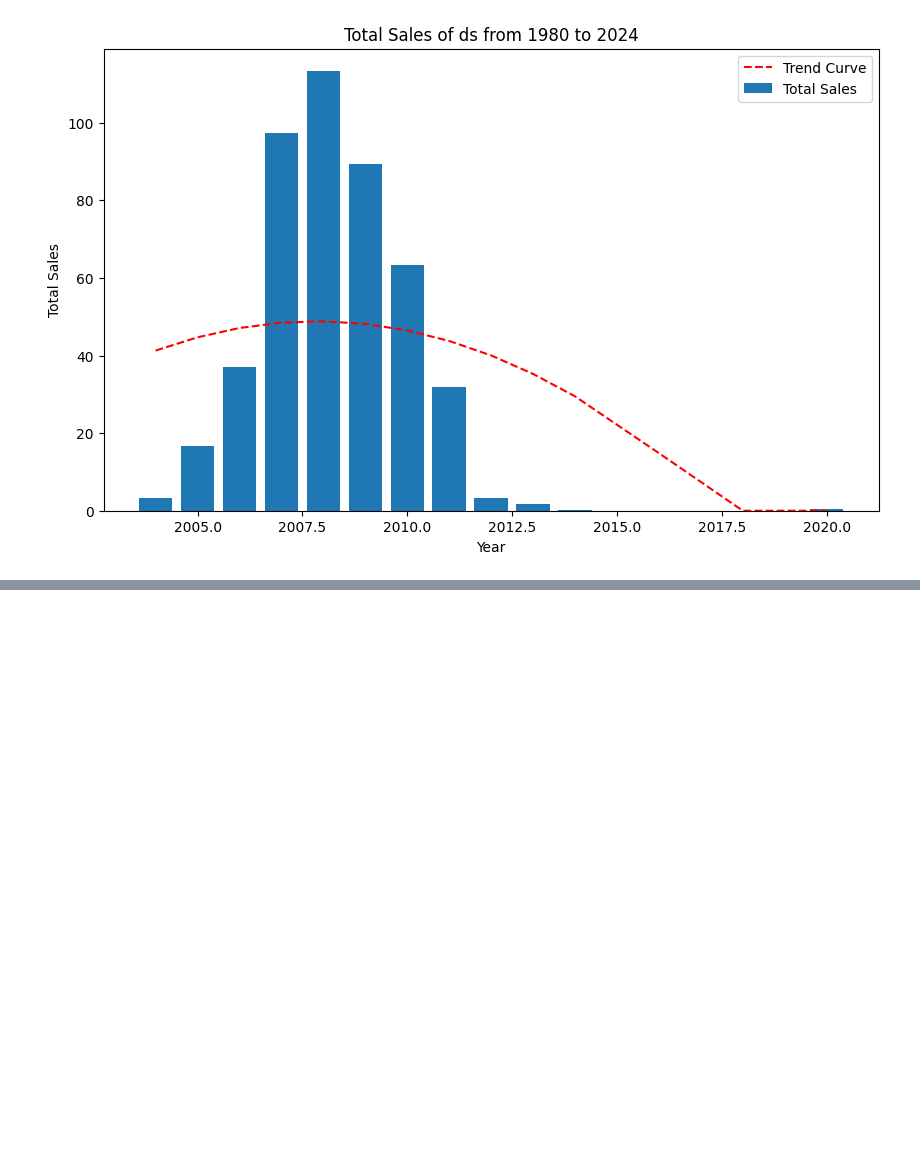
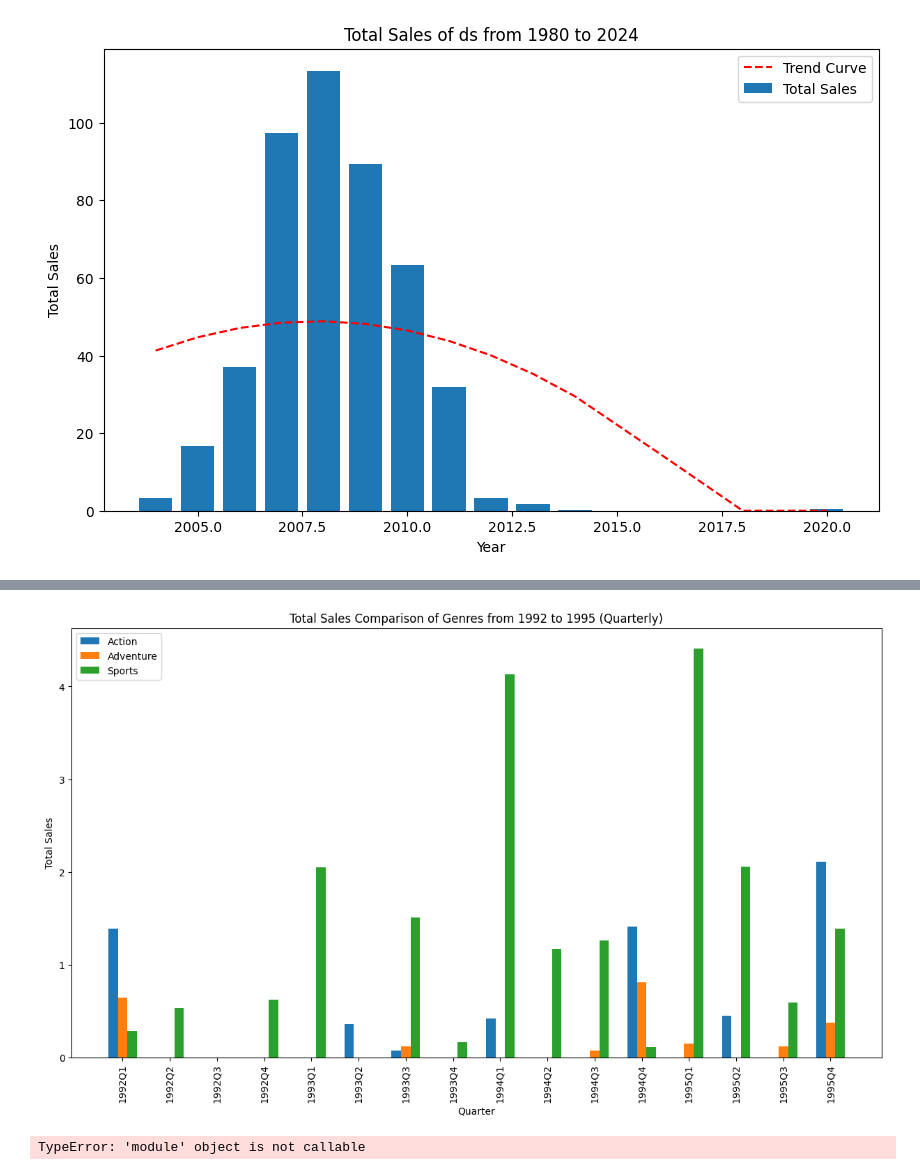
Before and after one commit to dmorton714/python_da_experiment, a Jupyter notebook: 8_plotting.ipynb, the cells around one changed output, grey strips where cells are left out. Cells and saved outputs as stored; diff of their text form; code cells hidden in the pictures; blank space fills up the shorter version.

```diff
--- a/8_plotting.ipynb
+++ b/8_plotting.ipynb
@@ -297,0 +251,28 @@ NameError: name 'connect' is not defined
+# %%
+def graph_genre_quarterly(date_range, *genres):
+    cleaned_data['release_date'] = pd.to_datetime(cleaned_data['release_date'])
+    filtered_df = cleaned_data[(cleaned_data['release_date'].dt.year >= date_range[0]) &
+                     (cleaned_data['release_date'].dt.year <= date_range[1]) &
+                     (cleaned_data['genre'].isin(genres))].copy()
+    filtered_df['quarter'] = filtered_df['release_date'].dt.to_period("Q")
+    sales_by_quarter = filtered_df.groupby(['quarter', 'genre'])['total_sales'].sum().reset_index()
+    plt.figure(figsize=(15, 8))
+    quarters = sales_by_quarter['quarter'].unique().astype(str)
+    width = 0.2  # Adjusted width to make bars side-by-side
+    for i, genre in enumerate(genres):
+        genre_data = sales_by_quarter[sales_by_quarter['genre'] == genre]
+        x = np.arange(len(quarters)) + i * width  # Adjusted x positions for side-by-side bars
+        y = genre_data.groupby('quarter')['total_sales'].sum().reindex(quarters).fillna(0)
+        cmap = plt.get_cmap('tab10')
+        bar_color = cmap(i)
+        plt.bar(x, y, width=width, color=bar_color, label=genre)
+    plt.xlabel('Quarter')
+    plt.ylabel('Total Sales')
+    plt.title(f'Total Sales Comparison of Genres from {date_range[0]} to {date_range[1]} (Quarterly)')
+    plt.legend(loc='upper left')
+    plt.xticks(ticks=np.arange(len(quarters)) + width * (len(genres) - 1) / 2, labels=quarters, rotation=90)
+    plt.show()
+# %%
+graph_genre_quarterly((1992, 1995), 'Action', 'Adventure', 'Sports')
+# %% [output]
+[figure, added]
@@ -297,0 +301,12 @@ NameError: name 'connect' is not defined
+# %%
+import connect
+
+conn = connect(':memory:')
+
+cleaned_data.to_sql("df", conn)
+
+
+def sql(a_string):
+    return pd.read_sql(a_string, conn)
+# %% [output]
+TypeError: 'module' object is not callable
```
Also changed, not shown: parts of 9 cells of this notebook, 2 other files.
